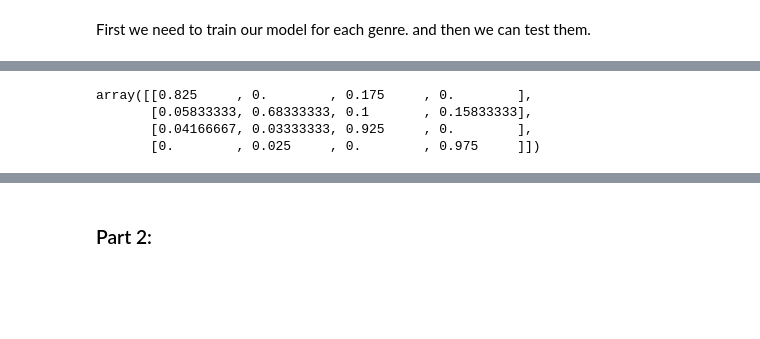
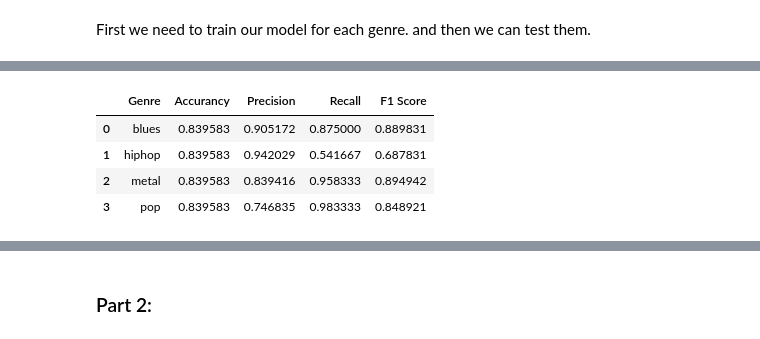
Before and after one commit to elahekhodaverdi/Artificial-Intelligence-Course-Projects, a Jupyter notebook: CA3 - HMM/AI-CA3.ipynb, the cells around one changed output, grey strips where cells are left out. Saved outputs shown, nothing was run; the diff lists cells and outputs as text; code cells hidden in the pictures; blank space fills up the shorter version.

```diff
--- a/CA3 - HMM/AI-CA3.ipynb
+++ b/CA3 - HMM/AI-CA3.ipynb
@@ -166,3 +167,18 @@ for genre in genres:
     X_train[genre], X_test[genre] = prepare_training_data(
         path, genre, segment_duration
     )
+# %%
+def get_performance_measure(genres,predicted):
+    total_predictions = np.sum(predicted)
+    accuracy = np.trace(predicted) / total_predictions
+    precision = np.diag(predicted) / np.sum(predicted, axis=0)
+    recall = np.diag(predicted) / np.sum(predicted, axis=1)
+    f1 = 2 * (precision * recall) / (precision + recall)
+    df = pd.DataFrame({
+    'Genre': genres,
+    'Accurancy' : accuracy,
+    'Precision': precision,
+    'Recall': recall,
+    'F1 Score': f1
+    })
+    return df
@@ -192,9 +209,11 @@ for i, genre in enumerate(genres):
         predicted_genre = classify_audio(test, hmm_models_p1)
         j = genres.index(predicted_genre)
         predict_p1[i][j] += 1
-    predict_p1[i] = predict_p1[i] / len(X_test[genre])
-# %% [output]
-array([[0.825     , 0.        , 0.175     , 0.        ],
-       [0.05833333, 0.68333333, 0.1       , 0.15833333],
-       [0.04166667, 0.03333333, 0.925     , 0.        ],
-       [0.        , 0.025     , 0.        , 0.975     ]])
+# %%
+get_performance_measure(genres,predict_p1)
+# %% [output]
+|  | Genre | Accurancy | Precision | Recall | F1 Score |
+| 0 | blues | 0.839583 | 0.905172 | 0.875000 | 0.889831 |
+| 1 | hiphop | 0.839583 | 0.942029 | 0.541667 | 0.687831 |
+| 2 | metal | 0.839583 | 0.839416 | 0.958333 | 0.894942 |
+| 3 | pop | 0.839583 | 0.746835 | 0.983333 | 0.848921 |
```
Also changed, not shown: parts of 8 cells of this notebook.
